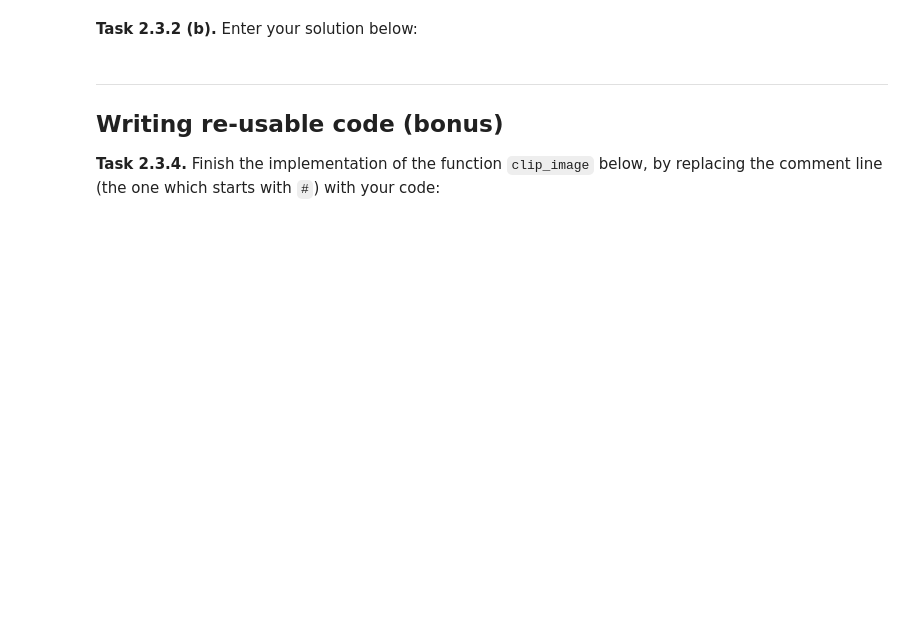
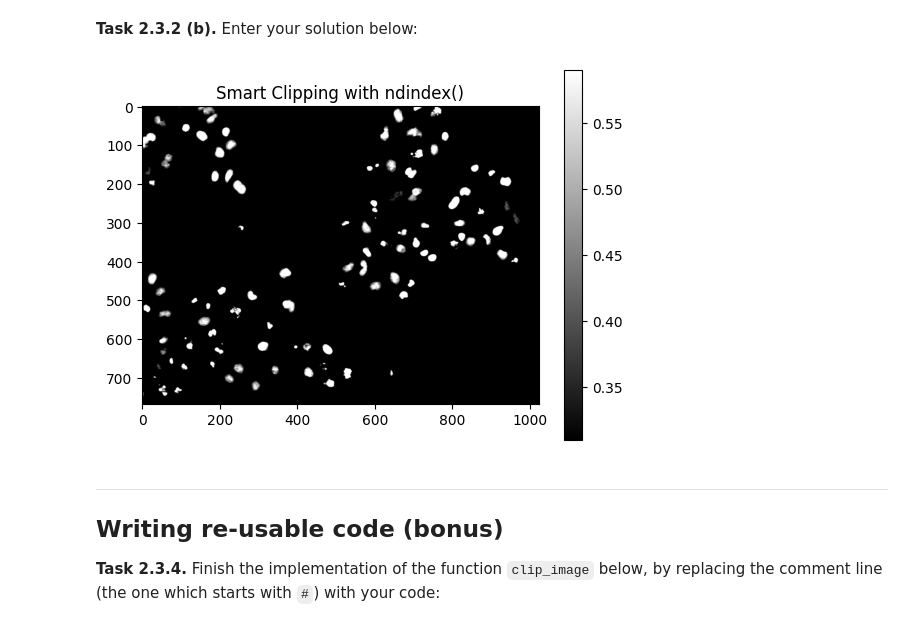
Before and after one commit to mertsoylemezova/mobi-fs3-python, a Jupyter notebook: task2.ipynb, the cells around one changed output. Saved outputs shown, nothing was run; the diff lists cells and outputs as text; code cells hidden in the pictures; blank space fills up the shorter version.

```diff
--- a/task2.ipynb
+++ b/task2.ipynb
@@ -62,5 +90,20 @@ NameError: name 'np' is not defined
 # %% [markdown]
 **<a id="#">Task 2.3.2 (b).</a>** Enter your solution below:
+# %%
+img_smart = img.copy()
+
+for idx in numpy.ndindex(img.shape):
+    if img_smart[idx] < T1:
+        img_smart[idx] = T1
+    elif img_smart[idx] > T2:
+        img_smart[idx] = T2
+
+plt.imshow(img_smart, cmap='gray')
+plt.colorbar()
+plt.title("Smart Clipping with ndindex()")
+plt.show()
+# %% [output]
+[figure, added]
 # %% [markdown]
 ---
 
```
Also changed, not shown: parts of 9 cells of this notebook.
